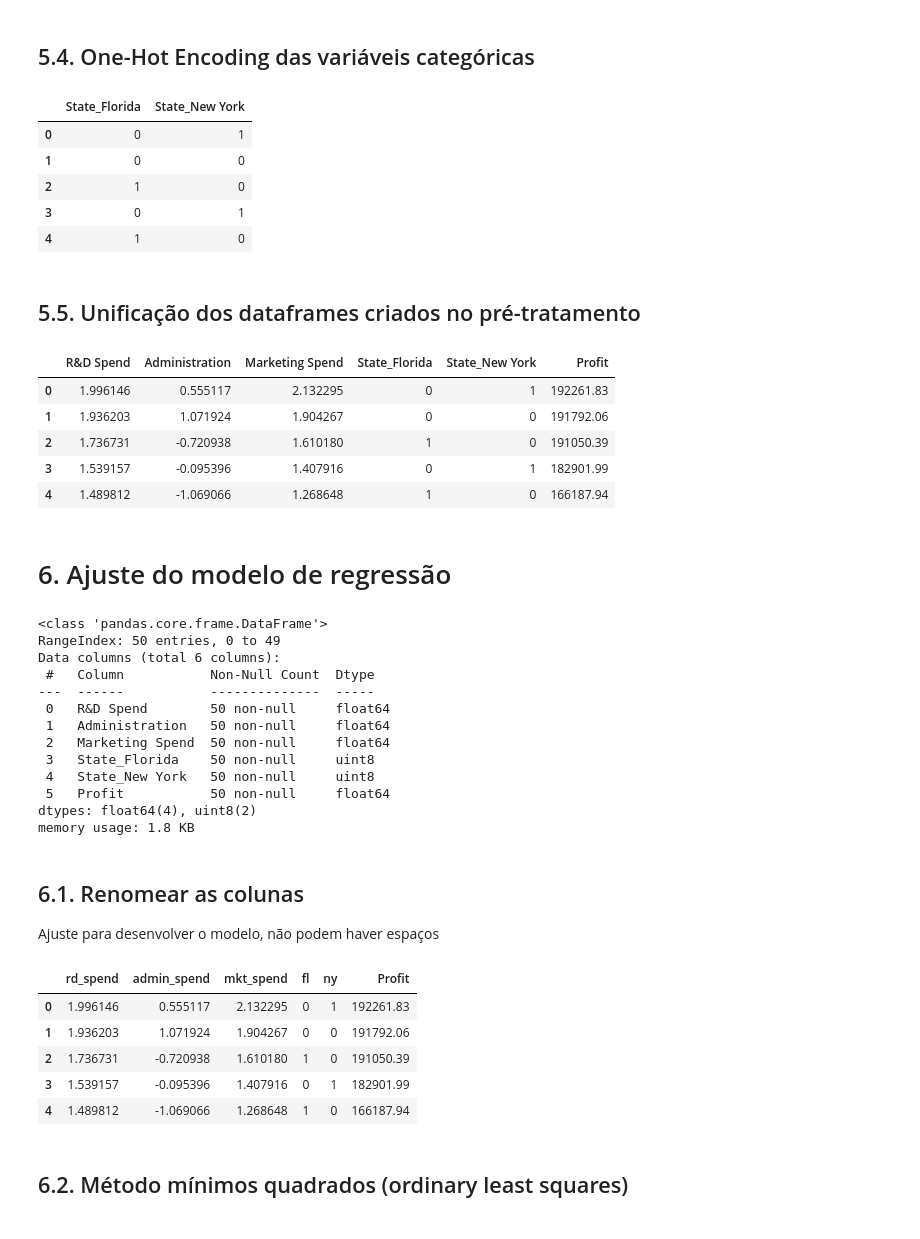
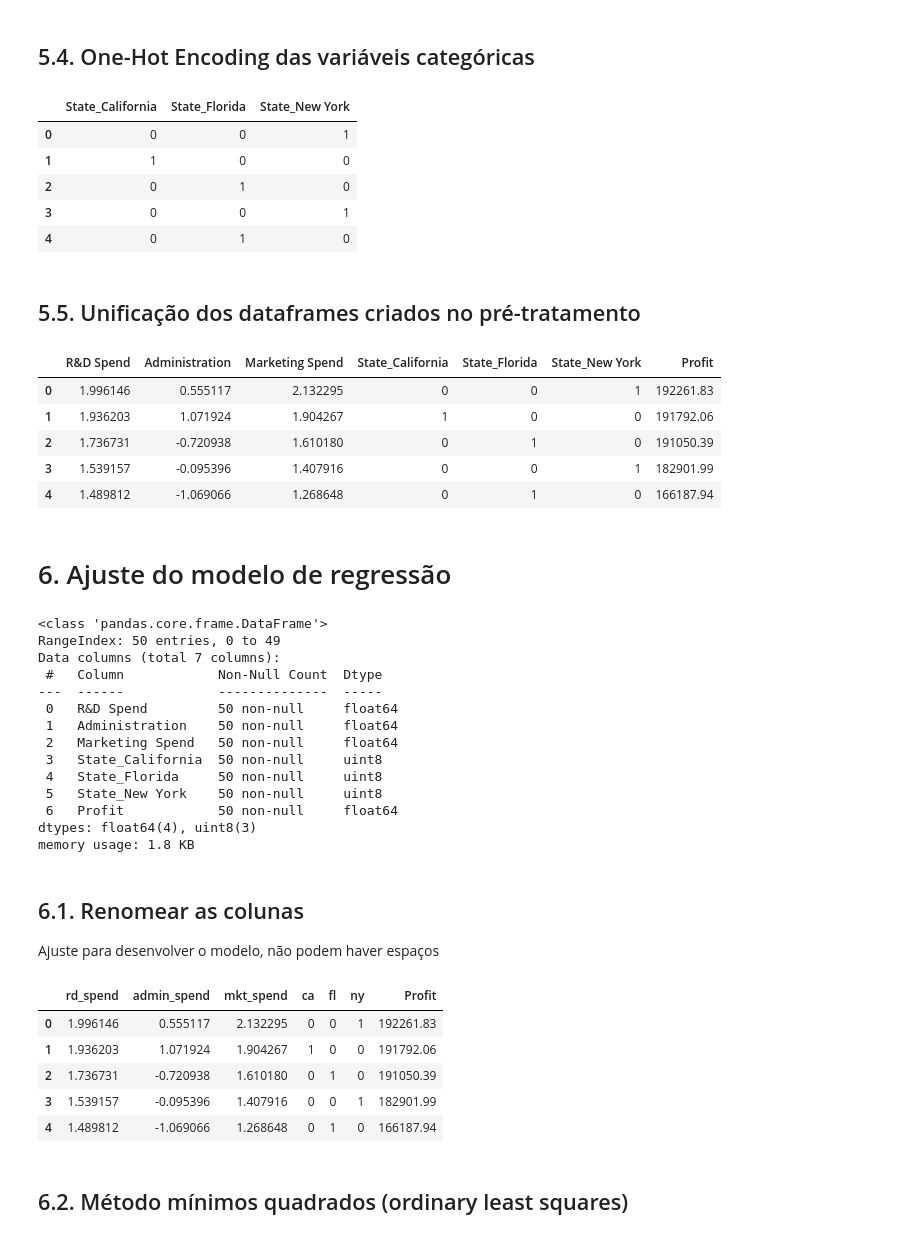
Before and after one commit to bruna-calistrate/AdvancedStatistics-Course, a Jupyter notebook: ExercíciosPráticos.ipynb, the cells around one changed output. Drawn from its saved outputs; the diff is of its cells as text; code cells hidden in the pictures.

```diff
--- a/ExercíciosPráticos.ipynb
+++ b/ExercíciosPráticos.ipynb
@@ -249,15 +249,15 @@ plt.show()
 # %% [markdown]
 ## 5.4. One-Hot Encoding das variáveis categóricas
 # %%
-dfCat = pd.get_dummies(df[cat], columns=cat, drop_first=True)
+dfCat = pd.get_dummies(df[cat], columns=cat)
 dfCat.head()
 # %% [output]
-|  | State_Florida | State_New York |
-| 0 | 0 | 1 |
-| 1 | 0 | 0 |
-| 2 | 1 | 0 |
-| 3 | 0 | 1 |
-| 4 | 1 | 0 |
+|  | State_California | State_Florida | State_New York |
+| 0 | 0 | 0 | 1 |
+| 1 | 1 | 0 | 0 |
+| 2 | 0 | 1 | 0 |
+| 3 | 0 | 0 | 1 |
+| 4 | 0 | 1 | 0 |
 # %% [markdown]
 ## 5.5. Unificação dos dataframes criados no pré-tratamento
 # %%
@@ -265,12 +265,12 @@ dfFinal = pd.concat([dfNum, dfCat, resp], axis=1)
 
 dfFinal.head()
 # %% [output]
-|  | R&D Spend | Administration | Marketing Spend | State_Florida | State_New York | Profit |
-| 0 | 1.996146 | 0.555117 | 2.132295 | 0 | 1 | 192261.83 |
-| 1 | 1.936203 | 1.071924 | 1.904267 | 0 | 0 | 191792.06 |
-| 2 | 1.736731 | -0.720938 | 1.610180 | 1 | 0 | 191050.39 |
-| 3 | 1.539157 | -0.095396 | 1.407916 | 0 | 1 | 182901.99 |
-| 4 | 1.489812 | -1.069066 | 1.268648 | 1 | 0 | 166187.94 |
+|  | R&D Spend | Administration | Marketing Spend | State_California | State_Florida | State_New York | Profit |
+| 0 | 1.996146 | 0.555117 | 2.132295 | 0 | 0 | 1 | 192261.83 |
+| 1 | 1.936203 | 1.071924 | 1.904267 | 1 | 0 | 0 | 191792.06 |
+| 2 | 1.736731 | -0.720938 | 1.610180 | 0 | 1 | 0 | 191050.39 |
+| 3 | 1.539157 | -0.095396 | 1.407916 | 0 | 0 | 1 | 182901.99 |
+| 4 | 1.489812 | -1.069066 | 1.268648 | 0 | 1 | 0 | 166187.94 |
 # %% [markdown]
 # 6. Ajuste do modelo de regressão
 # %%
@@ -278,16 +278,17 @@ dfFinal.info()
 # %% [output]
 <class 'pandas.core.frame.DataFrame'>
 RangeIndex: 50 entries, 0 to 49
-Data columns (total 6 columns):
- #   Column           Non-Null Count  Dtype
----  ------           --------------  -----
- 0   R&D Spend        50 non-null     float64
- 1   Administration   50 non-null     float64
- 2   Marketing Spend  50 non-null     float64
- 3   State_Florida    50 non-null     uint8
- 4   State_New York   50 non-null     uint8
- 5   Profit           50 non-null     float64
-dtypes: float64(4), uint8(2)
+Data columns (total 7 columns):
+ #   Column            Non-Null Count  Dtype
+---  ------            --------------  -----
+ 0   R&D Spend         50 non-null     float64
+ 1   Administration    50 non-null     float64
+ 2   Marketing Spend   50 non-null     float64
+ 3   State_California  50 non-null     uint8
+ 4   State_Florida     50 non-null     uint8
+ 5   State_New York    50 non-null     uint8
+ 6   Profit            50 non-null     float64
+dtypes: float64(4), uint8(3)
 memory usage: 1.8 KB
 # %% [markdown]
 ## 6.1. Renomear as colunas
@@ -296,25 +297,26 @@ Ajuste para desenvolver o modelo, não podem haver espaços
 # %%
 dfFull = dfFinal.copy()
 
 dfFull.rename(
     columns={
         "R&D Spend": "rd_spend",
         "Administration": "admin_spend",
         "Marketing Spend": "mkt_spend",
         "State_Florida": "fl",
         "State_New York": "ny",
+        "State_California": "ca",
     },
     inplace=True,
 )
 
 dfFull.head()
 # %% [output]
-|  | rd_spend | admin_spend | mkt_spend | fl | ny | Profit |
-| 0 | 1.996146 | 0.555117 | 2.132295 | 0 | 1 | 192261.83 |
-| 1 | 1.936203 | 1.071924 | 1.904267 | 0 | 0 | 191792.06 |
-| 2 | 1.736731 | -0.720938 | 1.610180 | 1 | 0 | 191050.39 |
-| 3 | 1.539157 | -0.095396 | 1.407916 | 0 | 1 | 182901.99 |
-| 4 | 1.489812 | -1.069066 | 1.268648 | 1 | 0 | 166187.94 |
+|  | rd_spend | admin_spend | mkt_spend | ca | fl | ny | Profit |
+| 0 | 1.996146 | 0.555117 | 2.132295 | 0 | 0 | 1 | 192261.83 |
+| 1 | 1.936203 | 1.071924 | 1.904267 | 1 | 0 | 0 | 191792.06 |
+| 2 | 1.736731 | -0.720938 | 1.610180 | 0 | 1 | 0 | 191050.39 |
+| 3 | 1.539157 | -0.095396 | 1.407916 | 0 | 0 | 1 | 182901.99 |
+| 4 | 1.489812 | -1.069066 | 1.268648 | 0 | 1 | 0 | 166187.94 |
 # %% [markdown]
 ## 6.2. Método mínimos quadrados (ordinary least squares)
 # %% [markdown]
```
Also changed, not shown: parts of 14 cells of this notebook.
